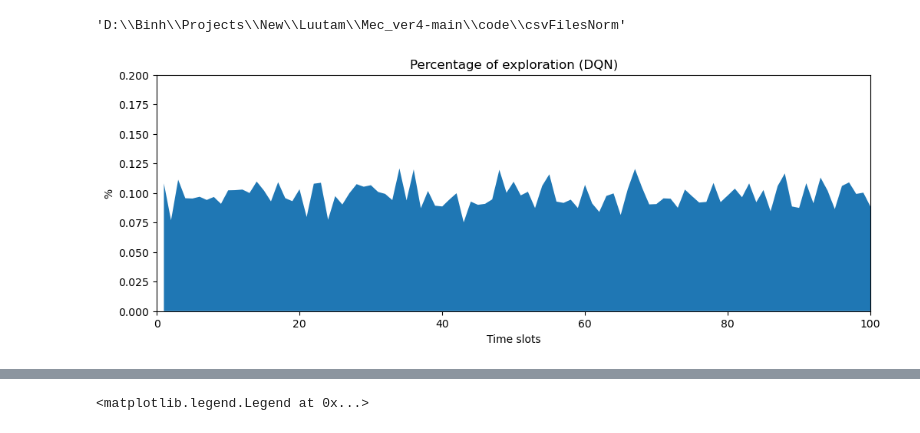
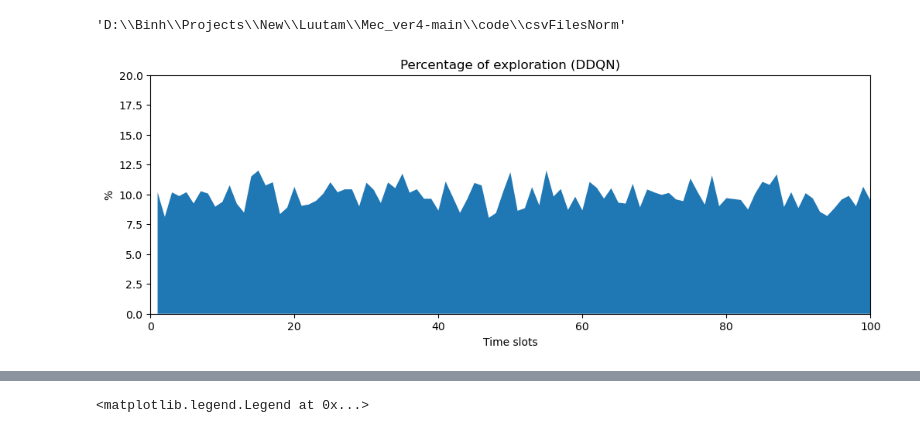
Before and after one commit to Tahuubinh/Offloading_to_Vehicles, a Jupyter notebook: Mec_ver4-main/code/csvFilesNorm/Plot_norm.ipynb, the cells around one changed output, grey strips where cells are left out. Cells and saved outputs as stored; diff of their text form; code cells hidden in the pictures.

```diff
--- a/Mec_ver4-main/code/csvFilesNorm/Plot_norm.ipynb
+++ b/Mec_ver4-main/code/csvFilesNorm/Plot_norm.ipynb
@@ -468,36 +457,36 @@ pwd
 # %%
 import numpy as np
 import matplotlib.pyplot as plt
 plt.style.use('default')
 import pandas as pd
 
 plt.rcParams['figure.figsize'] = [12, 4]
 plt.rcParams['figure.dpi'] = 100 # 200 e.g. is really fine, but slower
 
 plt.clf()
-df = pd.read_csv("kqDQN_M900_1000_mem25_4.csv").values
+df = pd.read_csv("kqDDQN_M900_1000_mem25_3.csv").values
 df = df[:int(df.shape[0]+1),0]
 #df_slide_1000 = [df[i:(i+1000)] for i in 299]
 df = df.flatten()
 df_list = df.tolist()
 df_list
-data = pd.read_csv("DQL_5phut_M900_1000_mem25_4.csv").values
+data = pd.read_csv("DDQL_5phut_M900_1000_mem25_3.csv").values
 nb_steps = data[:,5].flatten().tolist()
 step = data[:,6].flatten().tolist()
 # df_list_splice = [list(df_list[int(i - j): int(i)]) for j in nb_steps for i in step]
 # df_list_splice
 test = [df_list[int(i - j): int(i)] for j, i in zip(nb_steps, step)]
 test.pop(-1) # somehow the last is empty
-sum_of_subtest = [sum(sublist) / len(sublist) for sublist in test]
+sum_of_subtest = [sum(sublist) / len(sublist) * 100 for sublist in test]
 plt.fill_between([i + 1 for i in range(len(sum_of_subtest))], 0, sum_of_subtest)
-plt.title("Percentage of exploration (DQN)")
+plt.title("Percentage of exploration (DDQN)")
 plt.xlabel("Time slots")
 plt.ylabel("%")
-plt.axis([0, 100, 0, 0.2])
-plt.savefig("../../Pictures/Percentage_DQN.pdf")
+plt.axis([0, 100, 0, 20])
+plt.savefig("../../Pictures/Percentage_DDQN.pdf")
 plt.show()
 # %% [output]
-[figure, old version]
+[figure, new version]
 # %%
 import numpy as np
 import matplotlib.pyplot as plt
```
Also changed, not shown: parts of 2 cells of this notebook, 6 other files.
